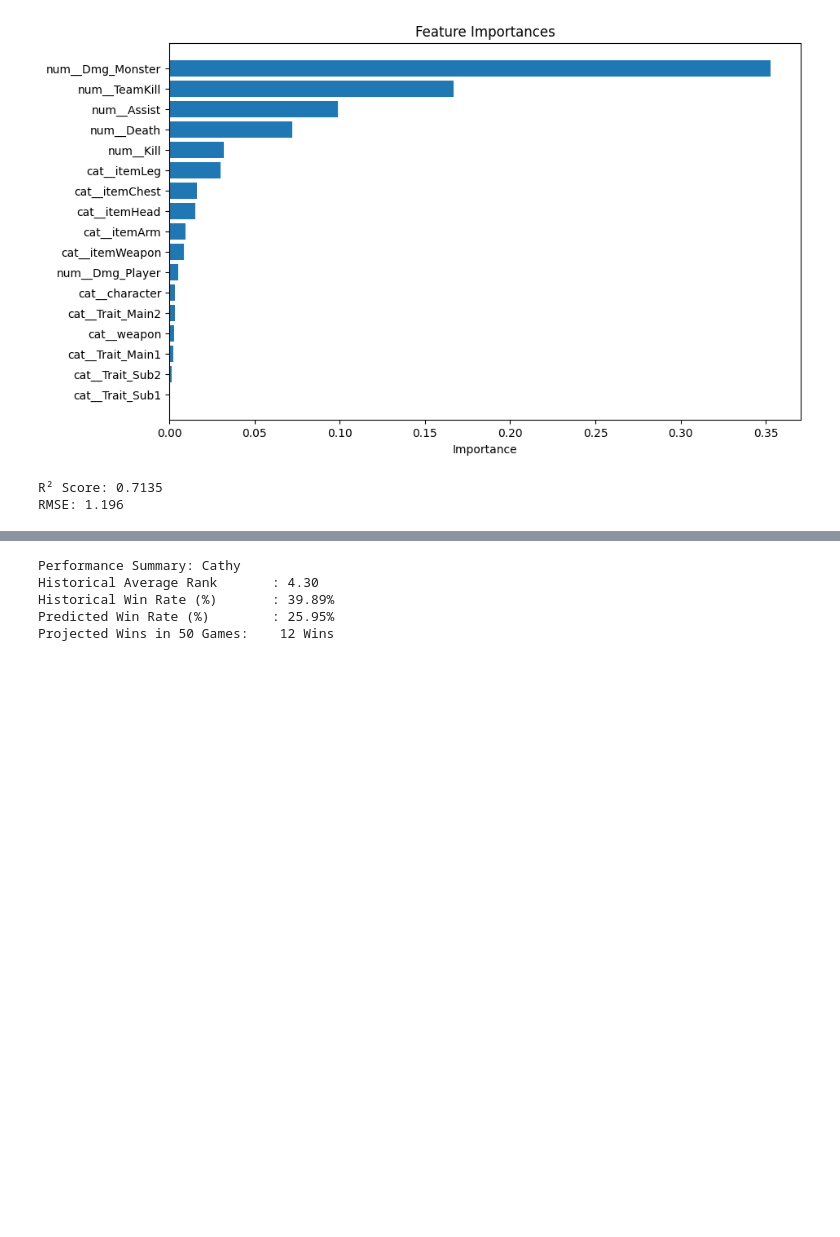
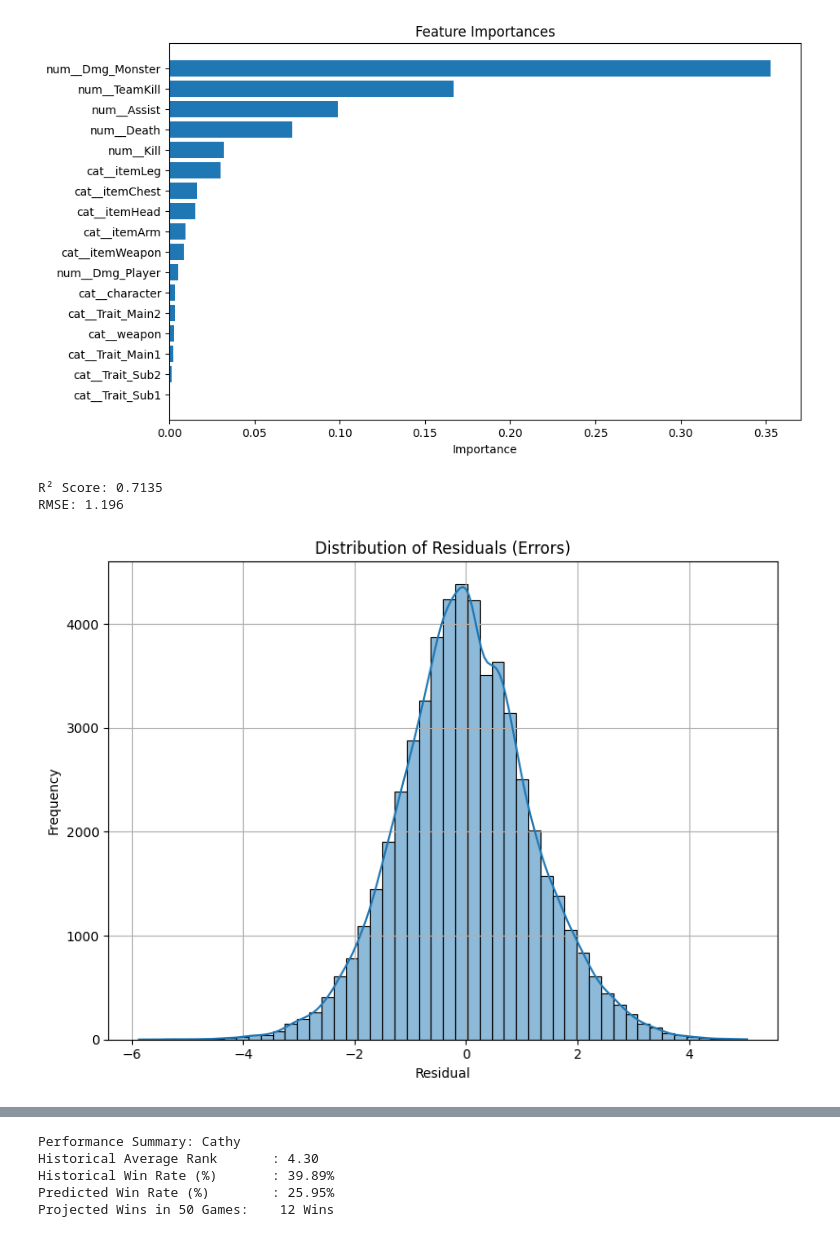
Before and after one commit to ZacZac360/LuminaIslandDossier, a Jupyter notebook: CharWinRate.ipynb, the cells around one changed output, grey strips where cells are left out. Drawn from its saved outputs; the diff is of its cells as text; code cells hidden in the pictures; blank space fills up the shorter version.

Commit message:
Finish files 100% added more data graphs

```diff
--- a/CharWinRate.ipynb
+++ b/CharWinRate.ipynb
@@ -442,3 +409,15 @@ print("RMSE:", round(mean_squared_error(y_test, y_pred, squared=False), 4))
 # %% [output]
 R² Score: 0.7135
 RMSE: 1.196
+# %%
+residuals = y_test - y_pred
+plt.figure(figsize=(8,6))
+sns.histplot(residuals, kde=True, bins=50)
+plt.title("Distribution of Residuals (Errors)")
+plt.xlabel("Residual")
+plt.ylabel("Frequency")
+plt.grid(True)
+plt.tight_layout()
+plt.show()
+# %% [output]
+[figure, added]
```
Also changed, not shown: parts of 5 cells of this notebook, 2 other files.
